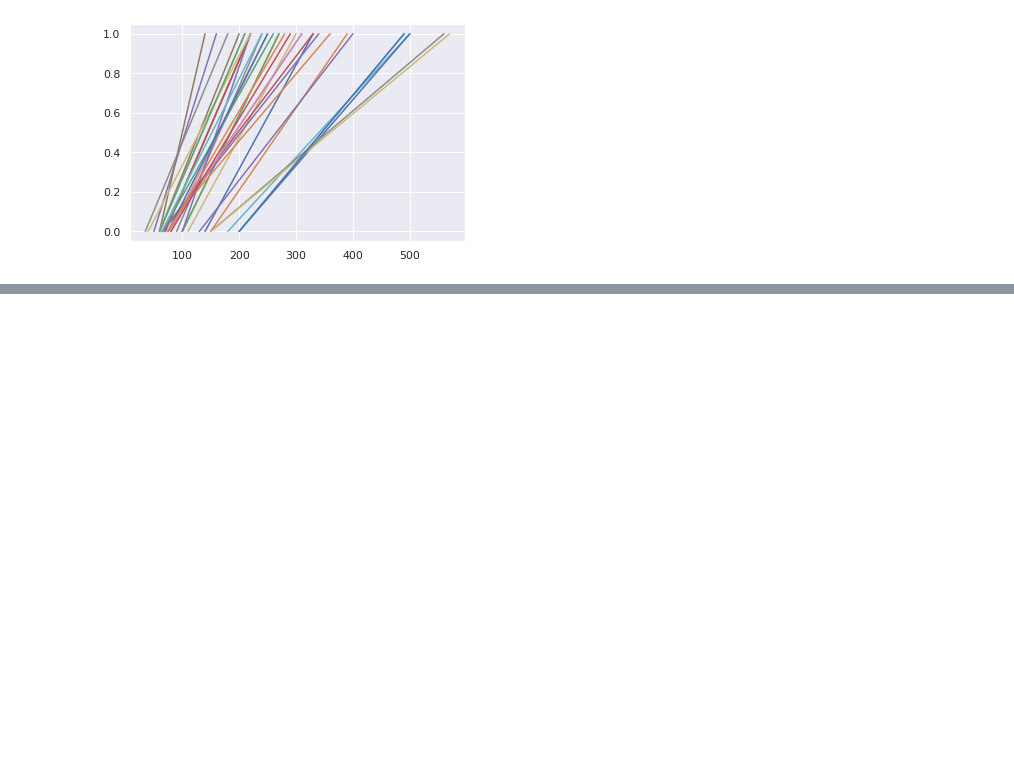
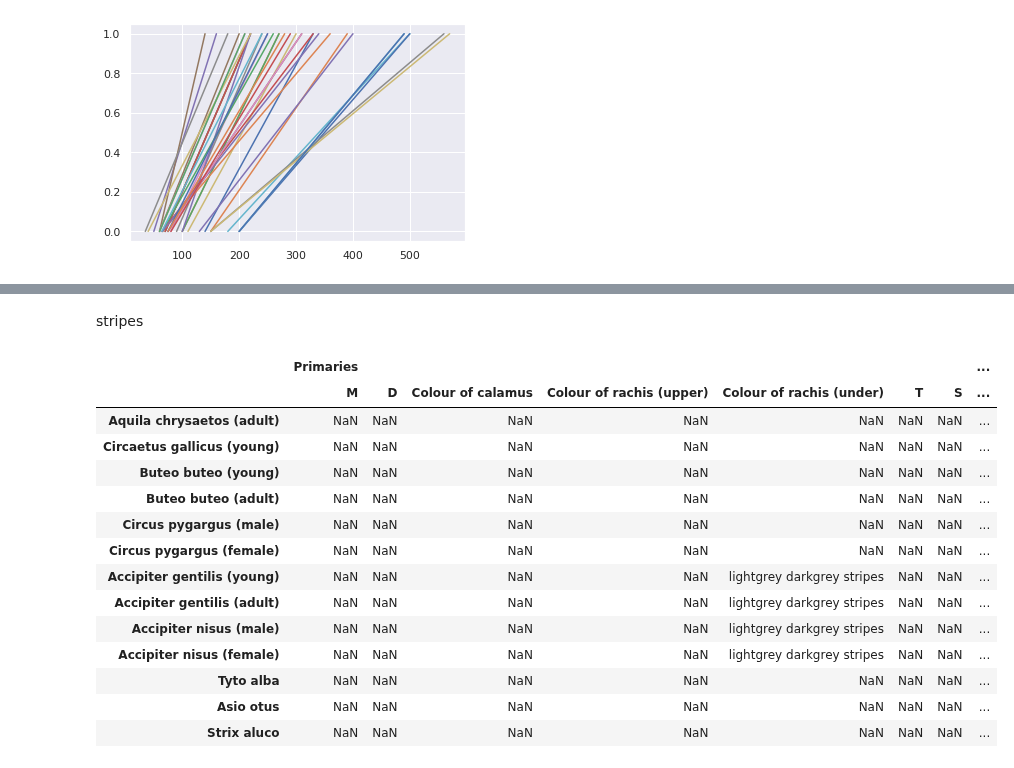
Before and after one commit to Maciej-GBS/SBC, a Jupyter notebook: knowledge/data-analysis.ipynb, the cells around one changed output, grey strips where cells are left out. Saved outputs shown, nothing was run; the diff lists cells and outputs as text; code cells hidden in the pictures; blank space fills up the shorter version.

```diff
--- a/knowledge/data-analysis.ipynb
+++ b/knowledge/data-analysis.ipynb
@@ -608,2 +606,2 @@ M / T / D / S
 # %%
-df_t.drop(columns=['MAX','MIN'], level=1)
+df_t = df_t.drop(columns=['MAX','MIN'], level=1).applymap(lambda e: '' if pd.isna(e) else e)
@@ -628,0 +638,22 @@ df_t.drop(columns=['MAX','MIN'], level=1)
+# %% [markdown]
+stripes
+# %%
+stripes = df_t.where(df_t.applymap(lambda e: 'stripes' in e)).dropna(how='all')
+# %%
+stripes
+# %% [output]
+|  | Primaries |  |  |  |  |  |  | ... |
+|  | M | D | Colour of calamus | Colour of rachis (upper) | Colour of rachis (under) | T | S | ... |
+| Aquila chrysaetos (adult) | NaN | NaN | NaN | NaN | NaN | NaN | NaN | ... |
+| Circaetus gallicus (young) | NaN | NaN | NaN | NaN | NaN | NaN | NaN | ... |
+| Buteo buteo (young) | NaN | NaN | NaN | NaN | NaN | NaN | NaN | ... |
+| Buteo buteo (adult) | NaN | NaN | NaN | NaN | NaN | NaN | NaN | ... |
+| Circus pygargus (male) | NaN | NaN | NaN | NaN | NaN | NaN | NaN | ... |
+| Circus pygargus (female) | NaN | NaN | NaN | NaN | NaN | NaN | NaN | ... |
+| Accipiter gentilis (young) | NaN | NaN | NaN | NaN | lightgrey darkgrey stripes | NaN | NaN | ... |
+| Accipiter gentilis (adult) | NaN | NaN | NaN | NaN | lightgrey darkgrey stripes | NaN | NaN | ... |
+| Accipiter nisus (male) | NaN | NaN | NaN | NaN | lightgrey darkgrey stripes | NaN | NaN | ... |
+| Accipiter nisus (female) | NaN | NaN | NaN | NaN | lightgrey darkgrey stripes | NaN | NaN | ... |
+| Tyto alba | NaN | NaN | NaN | NaN | NaN | NaN | NaN | ... |
+| Asio otus | NaN | NaN | NaN | NaN | NaN | NaN | NaN | ... |
+| Strix aluco | NaN | NaN | NaN | NaN | NaN | NaN | NaN | ... |
```
Also changed, not shown: parts of 7 cells of this notebook, 1 other file.
